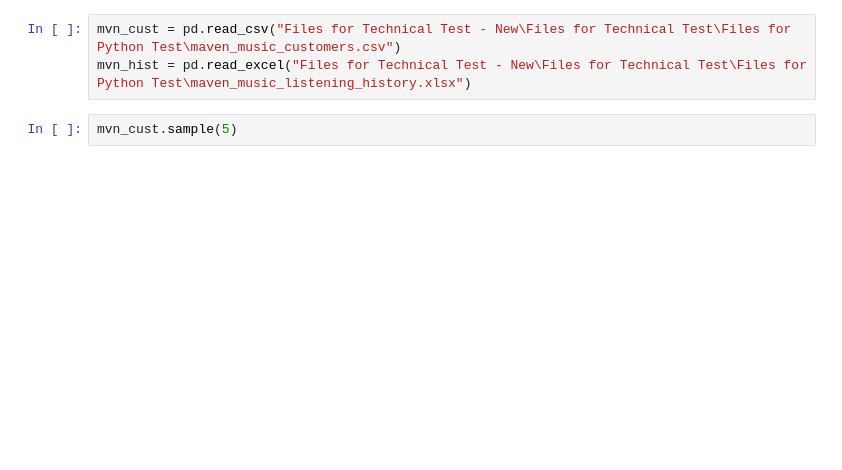
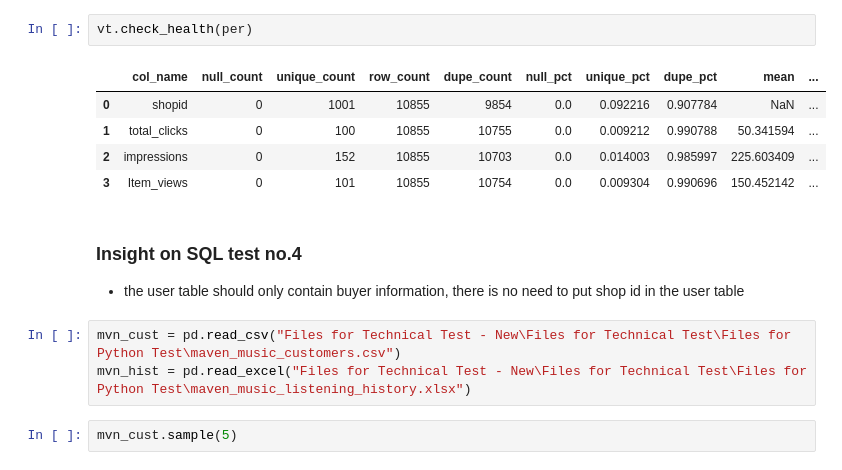
Before and after one commit to zylbergs/telmark, a Jupyter notebook: dev_main.ipynb, the cells around one changed output. Saved outputs shown, nothing was run; the diff lists cells and outputs as text; blank space fills up the shorter version.

Commit message:
completed sql and python test

```diff
--- a/dev_main.ipynb
+++ b/dev_main.ipynb
@@ -18,3 +43,14 @@ user = pd.read_sql(r'select * from "user"', engine)
+# %%
+vt.check_health(per)
+# %% [output]
+|  | col_name | null_count | unique_count | row_count | dupe_count | null_pct | unique_pct | dupe_pct | mean | ... |
+| 0 | shopid | 0 | 1001 | 10855 | 9854 | 0.0 | 0.092216 | 0.907784 | NaN | ... |
+| 1 | total_clicks | 0 | 100 | 10855 | 10755 | 0.0 | 0.009212 | 0.990788 | 50.341594 | ... |
+| 2 | impressions | 0 | 152 | 10855 | 10703 | 0.0 | 0.014003 | 0.985997 | 225.603409 | ... |
+| 3 | Item_views | 0 | 101 | 10855 | 10754 | 0.0 | 0.009304 | 0.990696 | 150.452142 | ... |
+# %% [markdown]
+### Insight on SQL test no.4
+- the user table should only contain buyer information, there is no need to put shop id in the user table
 # %%
 mvn_cust = pd.read_csv("Files for Technical Test - New\Files for Technical Test\Files for Python Test\maven_music_customers.csv")
 mvn_hist = pd.read_excel("Files for Technical Test - New\Files for Technical Test\Files for Python Test\maven_music_listening_history.xlsx")
```
Also changed, not shown: parts of 17 cells of this notebook, 6 other files.
